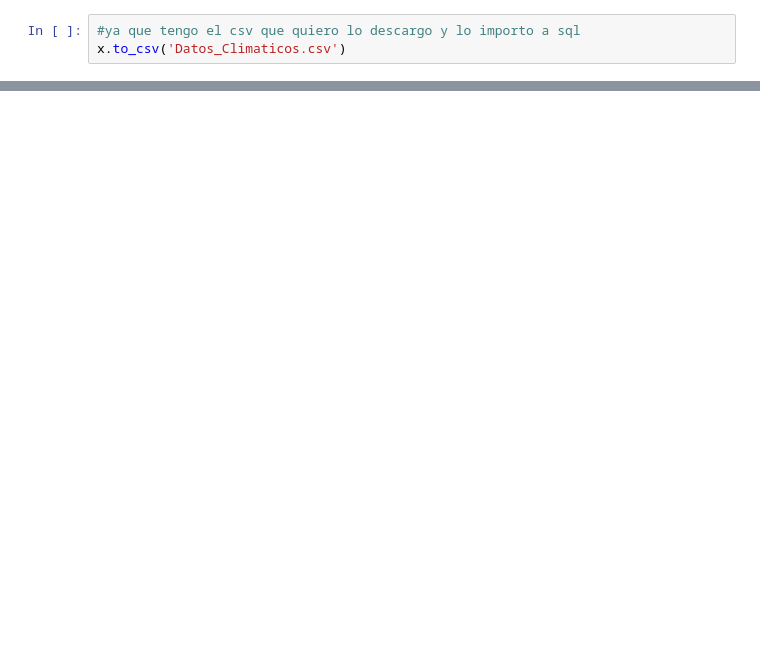
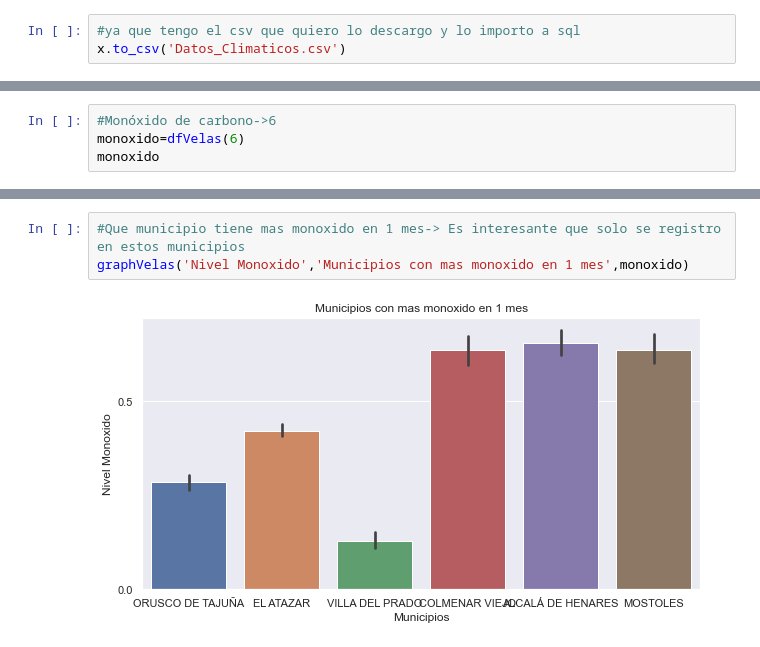
Before and after one commit to AlvaroMartinezSilva/IA, a Jupyter notebook: TrabajoGrupalIA.ipynb, the cells around one changed output, grey strips where cells are left out. Cells and saved outputs as stored; diff of their text form; blank space fills up the shorter version.

```diff
--- a/TrabajoGrupalIA.ipynb
+++ b/TrabajoGrupalIA.ipynb
@@ -233,0 +290,4 @@ Int64Index([12, 47, 65, 387, 548, 226, 3554, 3393, 153, 27], dtype='int64')
+# %%
+#Monóxido de carbono->6
+monoxido=dfVelas(6)
+monoxido
@@ -233,0 +308,5 @@ Int64Index([12, 47, 65, 387, 548, 226, 3554, 3393, 153, 27], dtype='int64')
+# %%
+#Que municipio tiene mas monoxido en 1 mes-> Es interesante que solo se registro en estos municipios
+graphVelas('Nivel Monoxido','Municipios con mas monoxido en 1 mes',monoxido)
+# %% [output]
+[figure, added]
```
Also changed, not shown: parts of 51 cells of this notebook, 1 other file.
